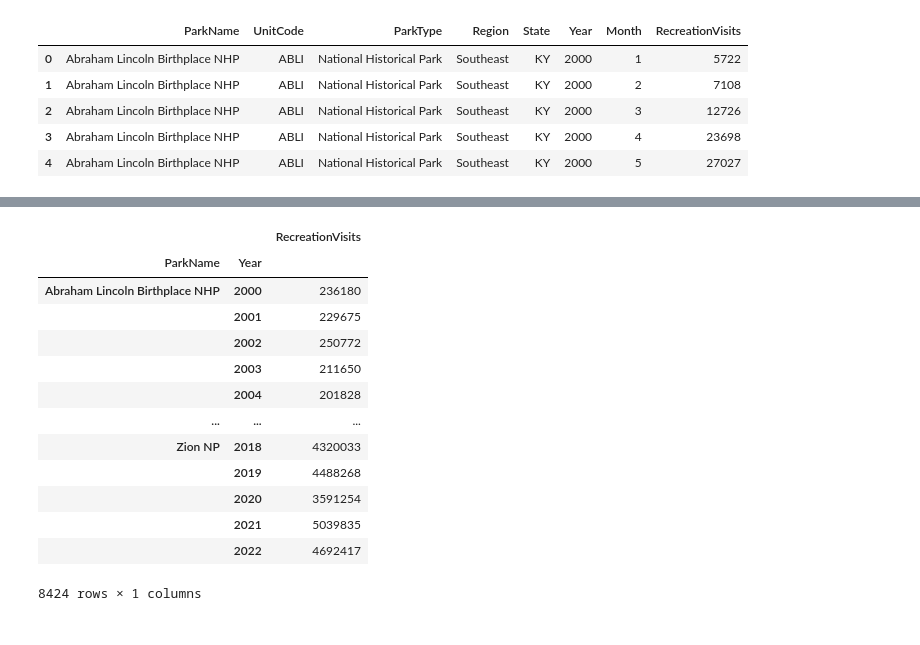
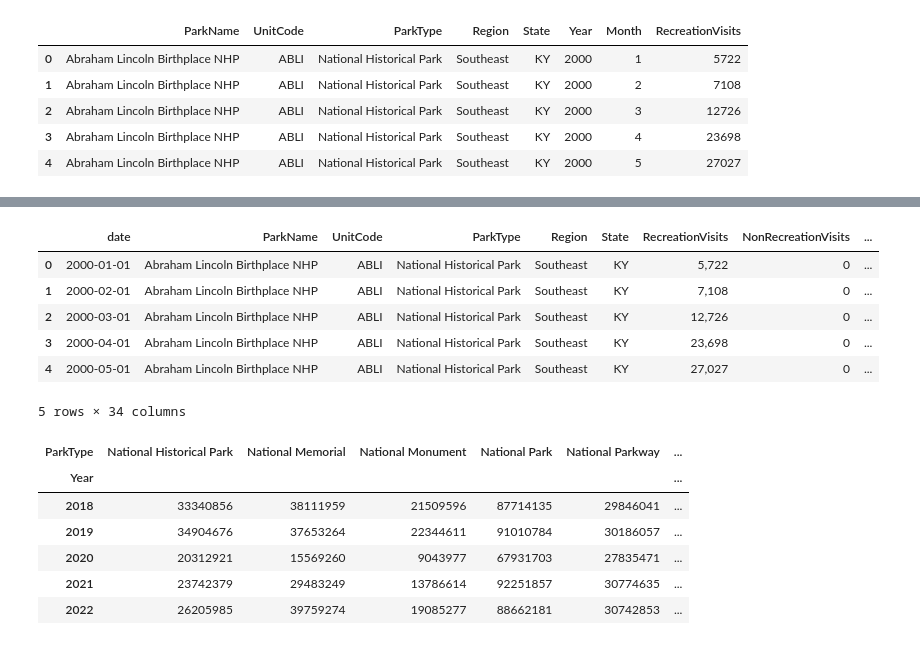
Before and after one commit to michaelzwartz/National-Parks-and-COVID, a Jupyter notebook: Data_visualization.ipynb, the cells around one changed output, grey strips where cells are left out. Cells and saved outputs as stored; diff of their text form; code cells hidden in the pictures.

```diff
--- a/Data_visualization.ipynb
+++ b/Data_visualization.ipynb
@@ -92,18 +84,0 @@ rec_visits_year
-# %%
-table = pd.pivot_table(by_park, values='RecreationVisits', index=['ParkName', 'Year'], aggfunc = np.sum)
-table
-# %% [output]
-|  |  | RecreationVisits |
-| ParkName | Year |  |
-| Abraham Lincoln Birthplace NHP | 2000 | 236180 |
-|  | 2001 | 229675 |
-|  | 2002 | 250772 |
-|  | 2003 | 211650 |
-|  | 2004 | 201828 |
-| ... | ... | ... |
-| Zion NP | 2018 | 4320033 |
-|  | 2019 | 4488268 |
-|  | 2020 | 3591254 |
-|  | 2021 | 5039835 |
-|  | 2022 | 4692417 |
-8424 rows × 1 columns
@@ -116,0 +85,12 @@ by_park.to_csv(path2, index=False)
+# %%
+#Create a plot to show the park visitors per month from 2018 5o 2022
+df2 = pd.read_csv('Annual Visitation By Park.csv', parse_dates= {"date" : ["Year","Month"]})
+df2.head()
+# %% [output]
+|  | date | ParkName | UnitCode | ParkType | Region | State | RecreationVisits | NonRecreationVisits | ... |
+| 0 | 2000-01-01 | Abraham Lincoln Birthplace NHP | ABLI | National Historical Park | Southeast | KY | 5,722 | 0 | ... |
+| 1 | 2000-02-01 | Abraham Lincoln Birthplace NHP | ABLI | National Historical Park | Southeast | KY | 7,108 | 0 | ... |
+| 2 | 2000-03-01 | Abraham Lincoln Birthplace NHP | ABLI | National Historical Park | Southeast | KY | 12,726 | 0 | ... |
+| 3 | 2000-04-01 | Abraham Lincoln Birthplace NHP | ABLI | National Historical Park | Southeast | KY | 23,698 | 0 | ... |
+| 4 | 2000-05-01 | Abraham Lincoln Birthplace NHP | ABLI | National Historical Park | Southeast | KY | 27,027 | 0 | ... |
+5 rows × 34 columns
@@ -116,0 +115,20 @@ by_park.to_csv(path2, index=False)
+# %%
+#select top park types
+top_types = []
+i = 0
+while i < 7:
+    top_types.append(parktype_visits['ParkType'][i])
+    i=i+1
+
+top_types_data = by_park.query('ParkType in @top_types')
+top_types_data_2015 = top_types_data.query('Year in [2018, 2019, 2020, 2021, 2022]')
+top_types_pivot = pd.pivot_table(top_types_data_2015, values='RecreationVisits', index='Year', columns='ParkType', aggfunc='sum')
+top_types_pivot
+# %% [output]
+| ParkType | National Historical Park | National Memorial | National Monument | National Park | National Parkway | ... |
+| Year |  |  |  |  |  | ... |
+| 2018 | 33340856 | 38111959 | 21509596 | 87714135 | 29846041 | ... |
+| 2019 | 34904676 | 37653264 | 22344611 | 91010784 | 30186057 | ... |
+| 2020 | 20312921 | 15569260 | 9043977 | 67931703 | 27835471 | ... |
+| 2021 | 23742379 | 29483249 | 13786614 | 92251857 | 30774635 | ... |
+| 2022 | 26205985 | 39759274 | 19085277 | 88662181 | 30742853 | ... |
```
Also changed, not shown: parts of 5 cells of this notebook, 1 other file.
